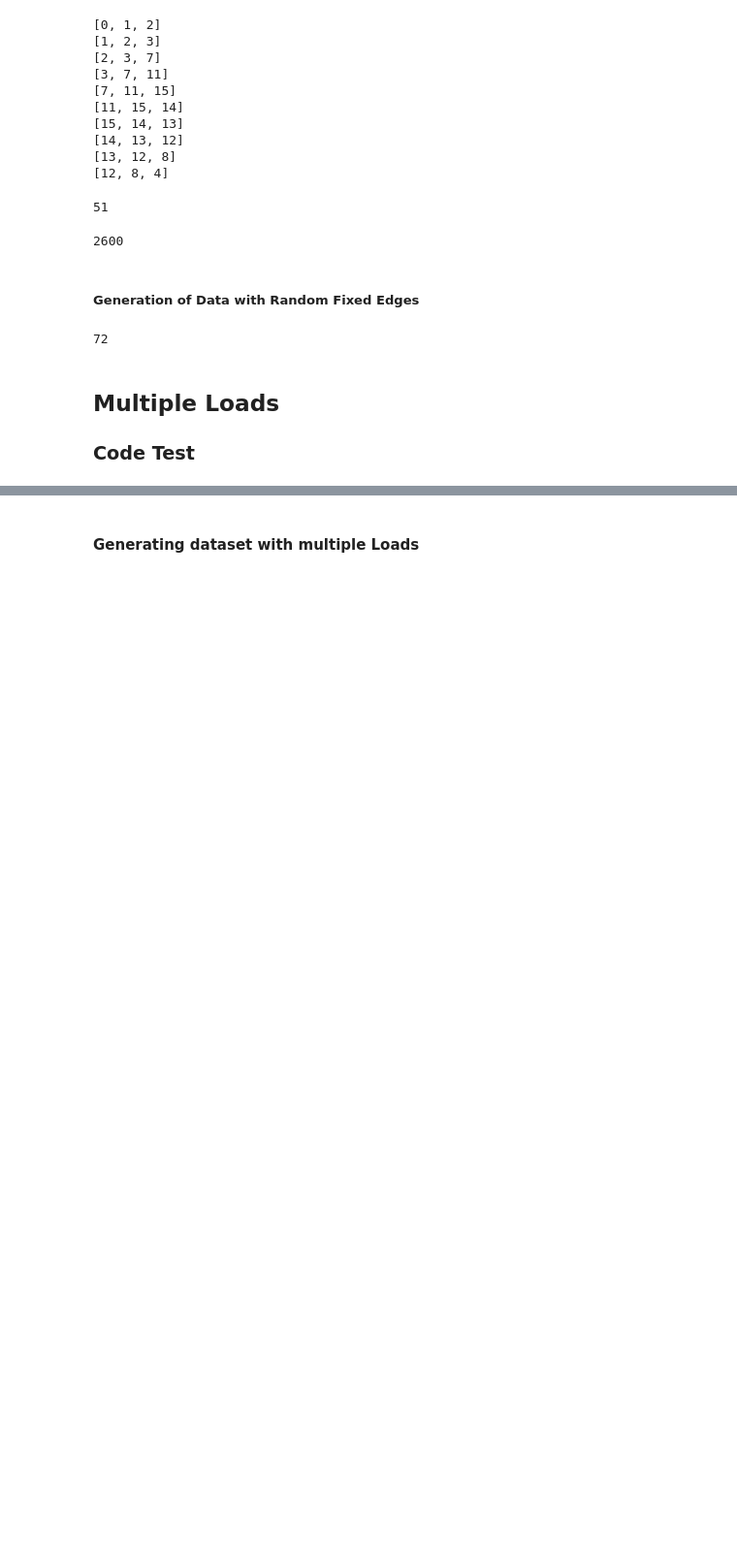
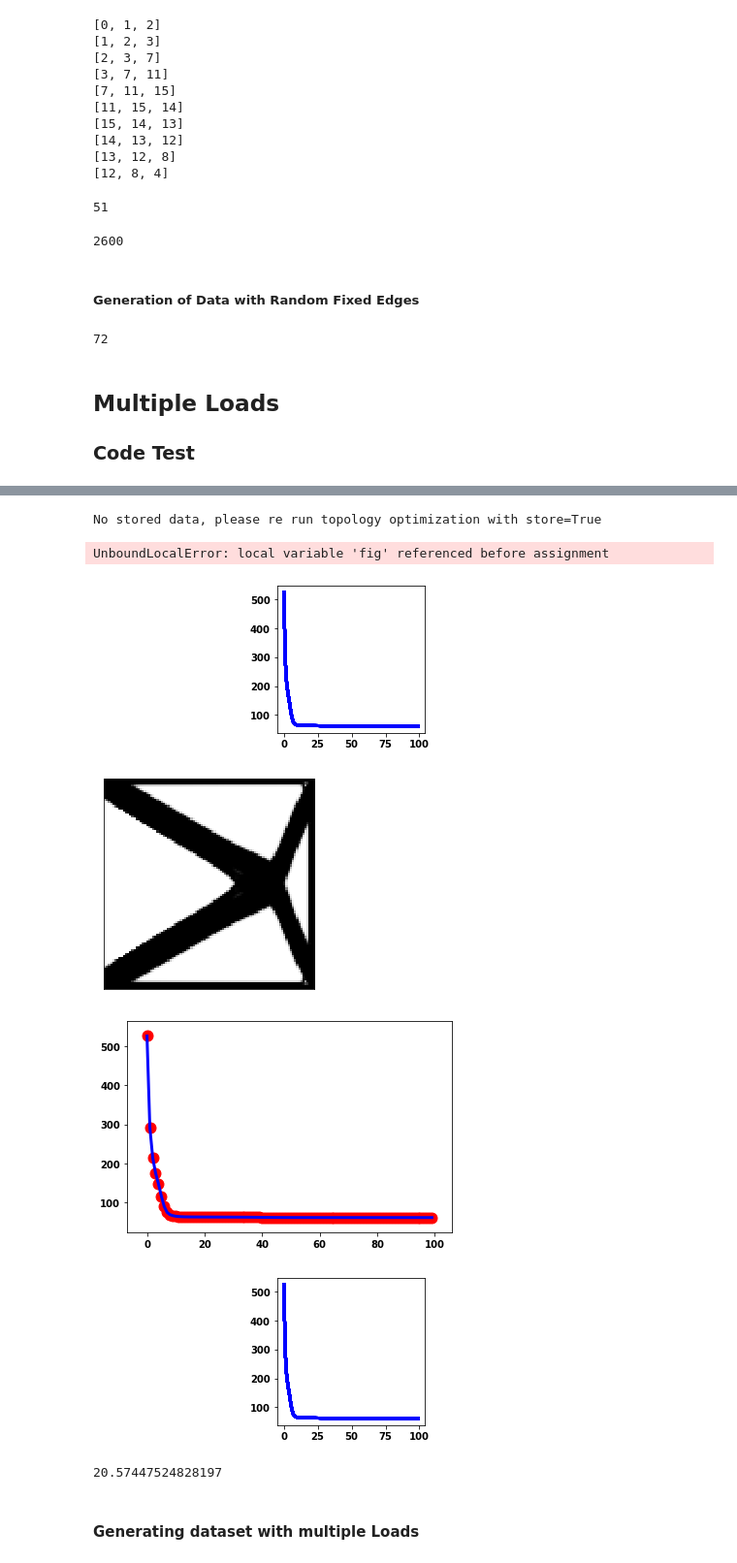
Before and after one commit to dbetteb/TOP_OPT, a Jupyter notebook: Testing_Different_Loads.ipynb, the cells around one changed output, grey strips where cells are left out. Shown at 97% size. Drawn from its saved outputs; the diff is of its cells as text; code cells hidden in the pictures; blank space fills up the shorter version.

```diff
--- a/Testing_Different_Loads.ipynb
+++ b/Testing_Different_Loads.ipynb
@@ -159,11 +164,11 @@ import numpy as np
 # %%
 # all left side fixed + 2 loads: one upward in the top-righ corner, one downward in the bottom-left corner
 
-top = TopolSettings(nx = 30, ny = 30, nbr_loads=2, vol = 0.4, rmin = 1.2, penalinit = 3.0, penalmed = 3.0, filt = 0, nu=0.3)
+top = TopolSettings(nx = 100, ny = 100, nbr_loads=2, vol = 0.4, rmin = 1.2, penalinit = 3.0, penalmed = 3.0, filt = 0, nu=0.3)
 
 # left side nodes fixed
 list_fixed_nodes =  np.arange(0, top.ny+1).tolist()
-top.setfixed(list_nodes=list_fixed_nodes)
+top.fixed= np.arange(0, top.ny+1).tolist() #list_fixed_nodes
 
 # loads:
 ## top-right corner : top.nx*(top.ny+1) + upward => 90
@@ -171,7 +176,7 @@ top.setfixed(list_nodes=list_fixed_nodes)
 top.setf(values=[1,1], nodes=[(top.nx+1)*(top.ny+1)-1, top.nx*(top.ny+1) ], tetas=[180+90, 90])
 
 # Run Optimization
-top.optimize(store=True)
+top.optimize_with_DL_constraint(maxiter=100)
 
 # Plot Resulting 2D design
-top.plot()
+# top.plot()
@@ -178,3 +201,20 @@ top.plot()
+# %%
+top.plot_design_evolution(name="test_plot_31_01_2021")
+# %% [output]
+No stored data, please re run topology optimization with store=True
+UnboundLocalError: local variable 'fig' referenced before assignment
+# %%
+top.plot_design_evolution(name="test_plot_31_01_2021")
+# %% [output]
+[figure, added]
+[figure, added]
+[figure, added]
+[figure, added]
+# %%
+sum(top.hist[len(top.hist)-1].reshape(top.nx,top.ny).T[:,0])
+# (1.-top.hist[len(top.hist)-1].reshape(self.nx,self.ny).T)*255
+# %% [output]
+20.57447524828197
 # %% [markdown]
 #### Generating dataset with multiple Loads
 # %%
```
Also changed, not shown: parts of 97 cells of this notebook.
